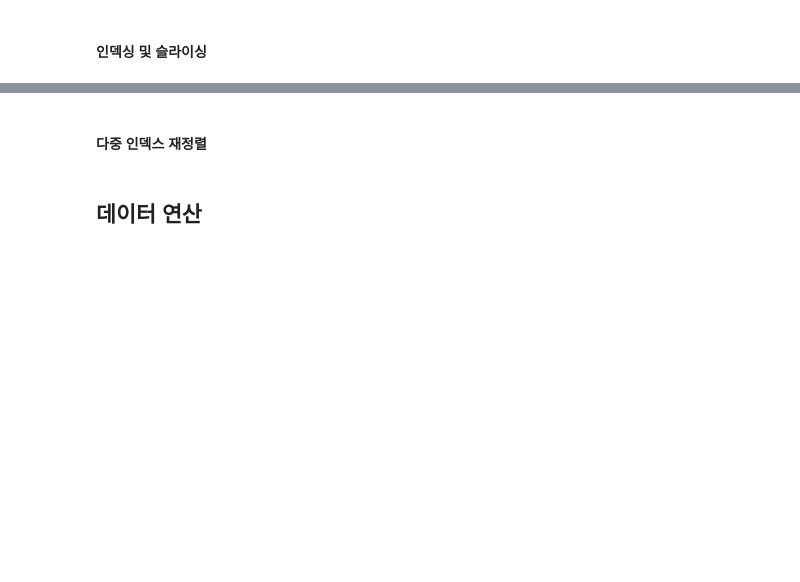
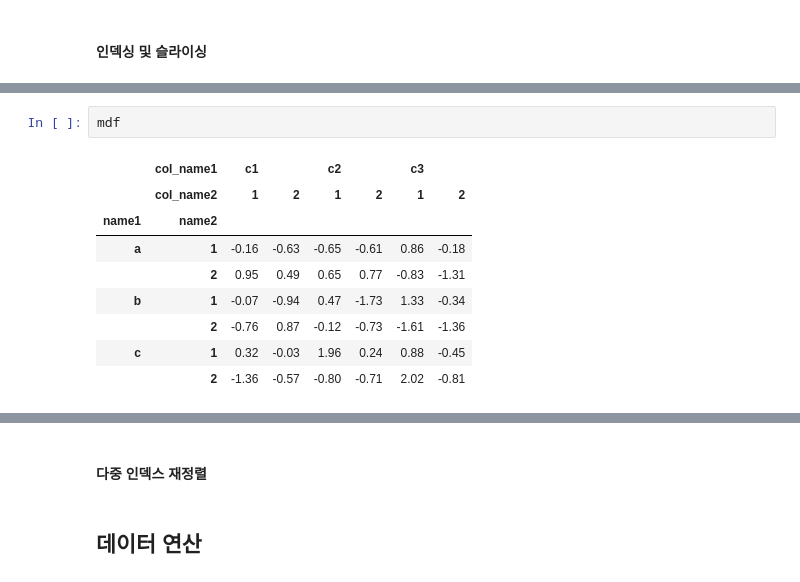
Before and after one commit to dannyryu4758/pythonStudy, a Jupyter notebook: Pandas_한번에_제대로_배우기.ipynb, the cells around one changed output, grey strips where cells are left out. Drawn from its saved outputs; the diff is of its cells as text; blank space fills up the shorter version.

```diff
--- a/Pandas_한번에_제대로_배우기.ipynb
+++ b/Pandas_한번에_제대로_배우기.ipynb
@@ -648,0 +1084,12 @@ korea_df.iloc[:3,:2]
+# %%
+mdf
+# %% [output]
+|  | col_name1 | c1 |  | c2 |  | c3 |  |
+|  | col_name2 | 1 | 2 | 1 | 2 | 1 | 2 |
+| name1 | name2 |  |  |  |  |  |  |
+| a | 1 | -0.16 | -0.63 | -0.65 | -0.61 | 0.86 | -0.18 |
+|  | 2 | 0.95 | 0.49 | 0.65 | 0.77 | -0.83 | -1.31 |
+| b | 1 | -0.07 | -0.94 | 0.47 | -1.73 | 1.33 | -0.34 |
+|  | 2 | -0.76 | 0.87 | -0.12 | -0.73 | -1.61 | -1.36 |
+| c | 1 | 0.32 | -0.03 | 1.96 | 0.24 | 0.88 | -0.45 |
+|  | 2 | -1.36 | -0.57 | -0.80 | -0.71 | 2.02 | -0.81 |
```
Also changed, not shown: parts of 41 cells of this notebook.
